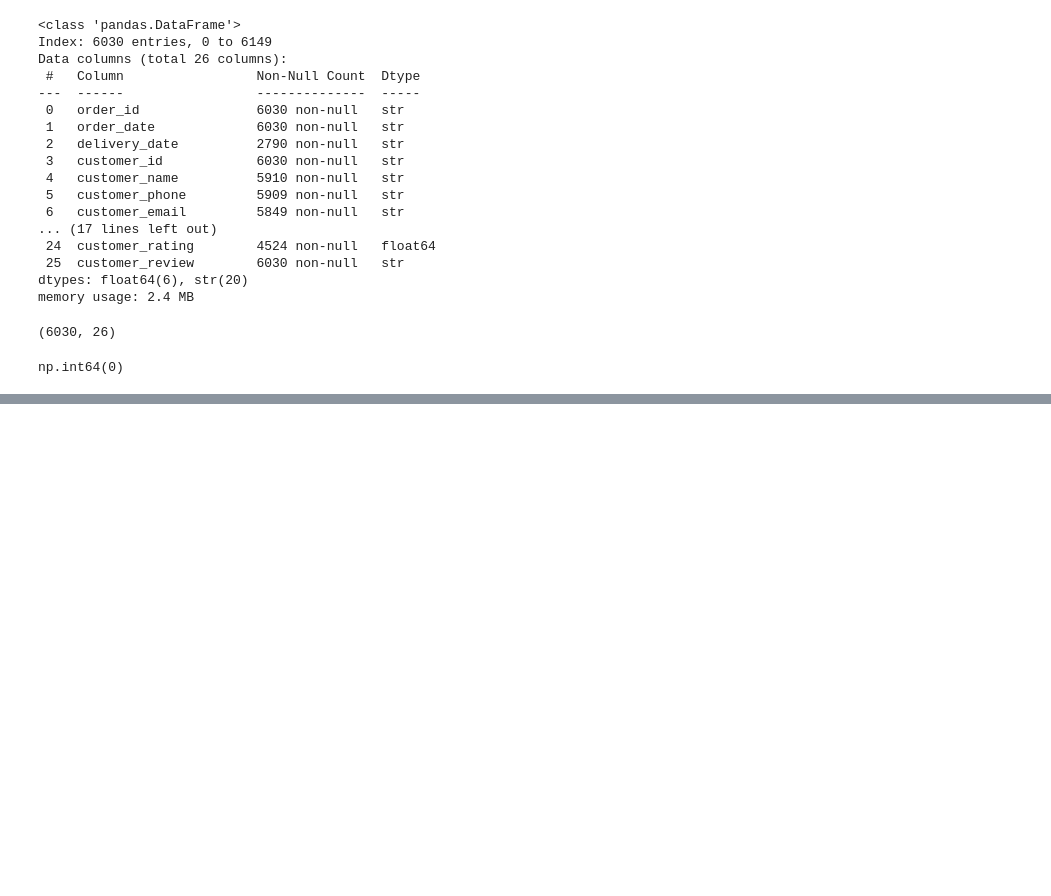
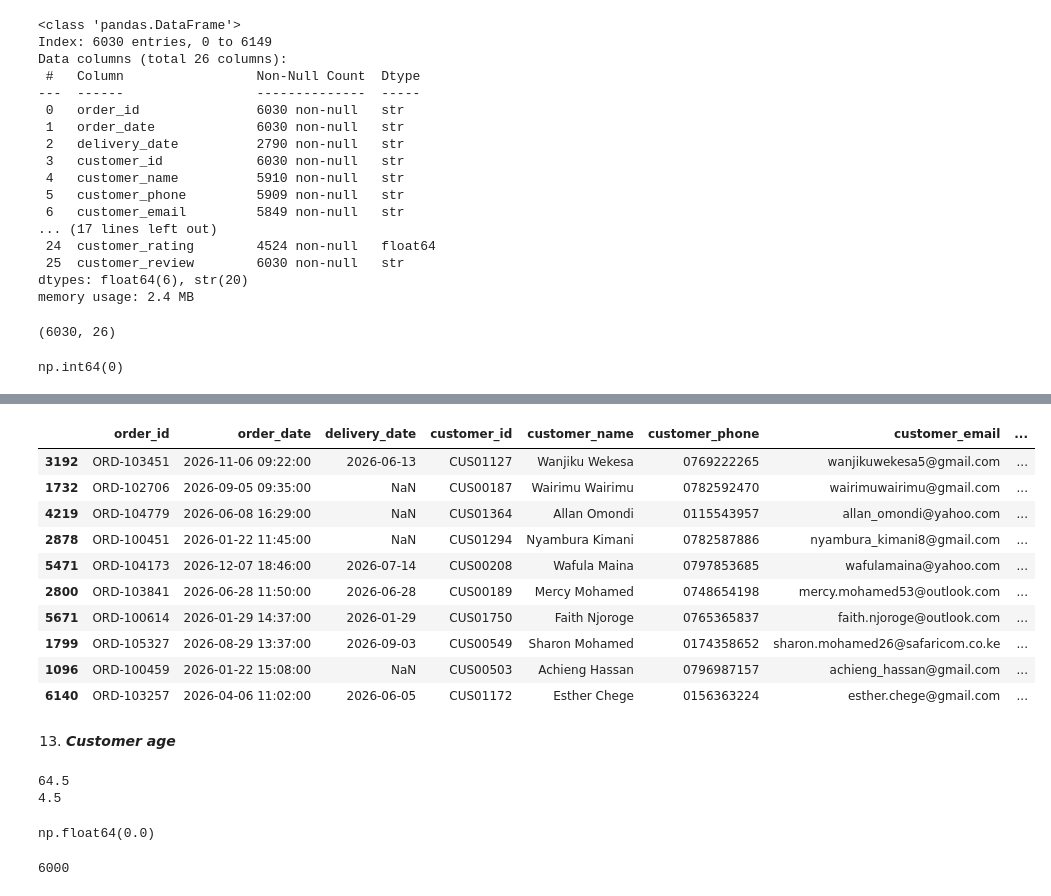
Before and after one commit to ShaqMK/pharmacy-sales-analysis, a Jupyter notebook: notebooks/project.ipynb, the cells around one changed output, grey strips where cells are left out. Saved outputs shown, nothing was run; the diff lists cells and outputs as text; code cells hidden in the pictures; blank space fills up the shorter version.

```diff
--- a/notebooks/project.ipynb
+++ b/notebooks/project.ipynb
@@ -646,0 +745,36 @@ Name: customer_phone, Length: 6030, dtype: string
+# %%
+df['customer_email'] = df['customer_email'].str.strip().str.lower()
+# %%
+df.sample(10)
+# %% [output]
+|  | order_id | order_date | delivery_date | customer_id | customer_name | customer_phone | customer_email | ... |
+| 3192 | ORD-103451 | 2026-11-06 09:22:00 | 2026-06-13 | CUS01127 | Wanjiku Wekesa | 0769222265 | wanjikuwekesa5@gmail.com | ... |
+| 1732 | ORD-102706 | 2026-09-05 09:35:00 | NaN | CUS00187 | Wairimu Wairimu | 0782592470 | wairimuwairimu@gmail.com | ... |
+| 4219 | ORD-104779 | 2026-06-08 16:29:00 | NaN | CUS01364 | Allan Omondi | 0115543957 | allan_omondi@yahoo.com | ... |
+| 2878 | ORD-100451 | 2026-01-22 11:45:00 | NaN | CUS01294 | Nyambura Kimani | 0782587886 | nyambura_kimani8@gmail.com | ... |
+| 5471 | ORD-104173 | 2026-12-07 18:46:00 | 2026-07-14 | CUS00208 | Wafula Maina | 0797853685 | wafulamaina@yahoo.com | ... |
+| 2800 | ORD-103841 | 2026-06-28 11:50:00 | 2026-06-28 | CUS00189 | Mercy Mohamed | 0748654198 | mercy.mohamed53@outlook.com | ... |
+| 5671 | ORD-100614 | 2026-01-29 14:37:00 | 2026-01-29 | CUS01750 | Faith Njoroge | 0765365837 | faith.njoroge@outlook.com | ... |
+| 1799 | ORD-105327 | 2026-08-29 13:37:00 | 2026-09-03 | CUS00549 | Sharon Mohamed | 0174358652 | sharon.mohamed26@safaricom.co.ke | ... |
+| 1096 | ORD-100459 | 2026-01-22 15:08:00 | NaN | CUS00503 | Achieng Hassan | 0796987157 | achieng_hassan@gmail.com | ... |
+| 6140 | ORD-103257 | 2026-04-06 11:02:00 | 2026-06-05 | CUS01172 | Esther Chege | 0156363224 | esther.chege@gmail.com | ... |
+# %% [markdown]
+13. ___Customer age___
+# %%
+# Calculate the  Inter-Quartile range (IQL)
+
+age_first_quartile = df['customer_age'].quantile(.25)
+age_third_quartile = df['customer_age'].quantile(.75)
+
+# Calculate the IQR
+IQR = age_third_quartile - age_first_quartile
+
+# Calculate max and min values
+max_age = age_third_quartile + (1.5 * IQR)
+min_age = age_first_quartile - (1.5 * IQR)
+
+print(max_age)
+print(min_age)
+# %% [output]
+64.5
+4.5
@@ -646,0 +783,8 @@ Name: customer_phone, Length: 6030, dtype: string
+# %%
+df['customer_age'].min()
+# %% [output]
+np.float64(0.0)
+# %%
+len(df)
+# %% [output]
+6000
```
Also changed, not shown: parts of 28 cells of this notebook.
